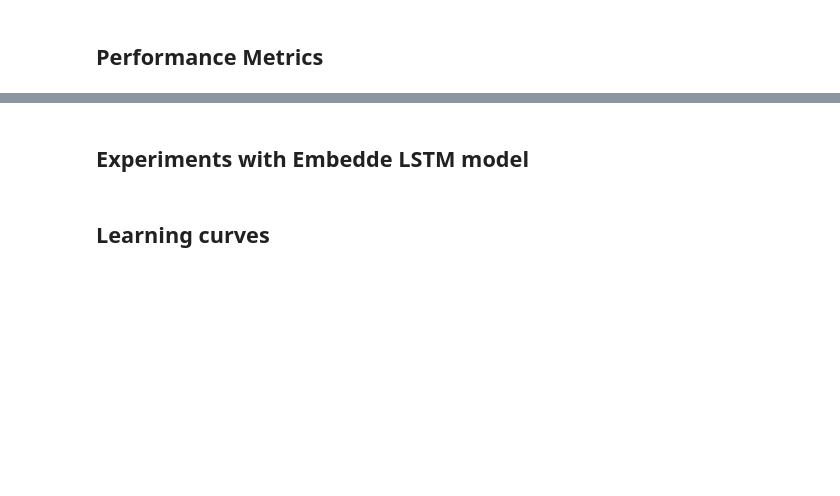
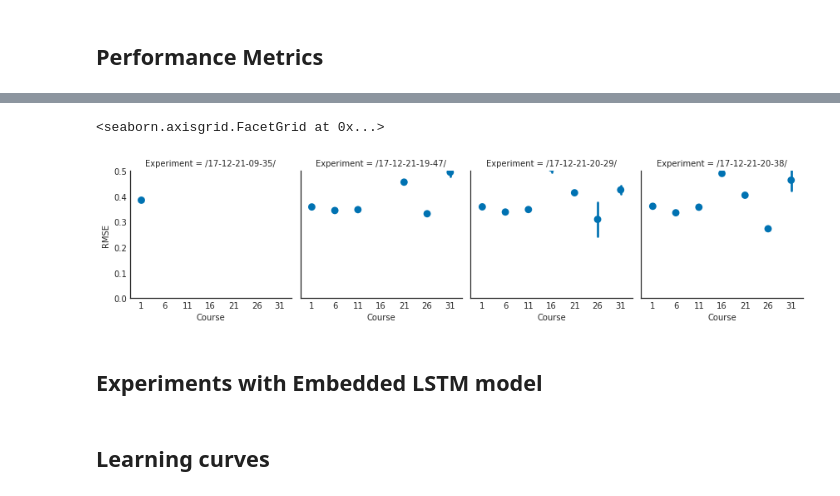
Before and after one commit to mit0110/dropout_prediction, a Jupyter notebook: notebooks/Experiment Results.ipynb, the cells around one changed output, grey strips where cells are left out. Drawn from its saved outputs; the diff is of its cells as text; code cells hidden in the pictures; blank space fills up the shorter version.

```diff
--- a/notebooks/Experiment Results.ipynb
+++ b/notebooks/Experiment Results.ipynb
@@ -110,4 +220,10 @@ lstm_metrics
+# %%
+grid = seaborn.FacetGrid(data=lstm_metrics.reset_index(), col='Experiment', col_wrap=4, ylim=[0, 0.5])
+grid.map(seaborn.pointplot, 'Course', 'RMSE', join=False)
+# %% [output]
+<seaborn.axisgrid.FacetGrid at 0x...>
+[figure, added]
 # %% [markdown]
-## Experiments with Embedde LSTM model
+## Experiments with Embedded LSTM model
 # %%
 EMBEDDING_EXPERIMENTS_DIRS = [
```
Also changed, not shown: parts of 30 cells of this notebook.
